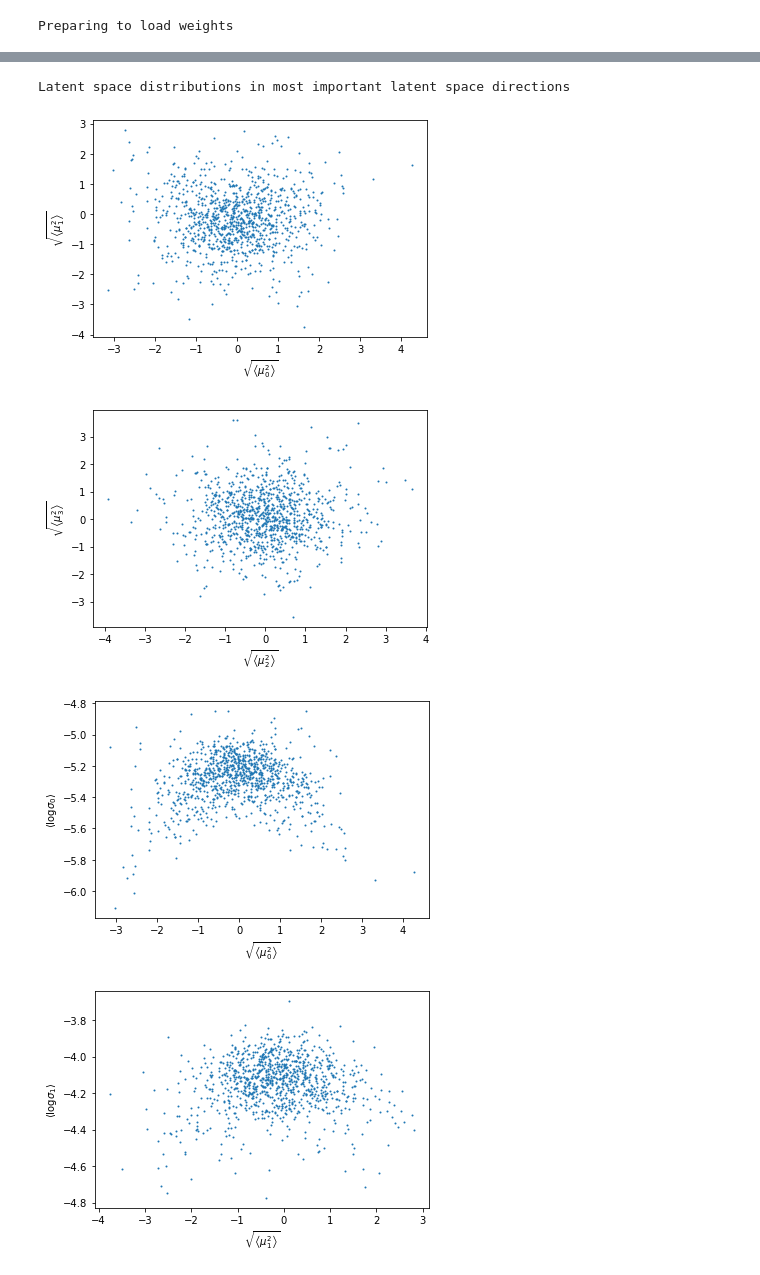
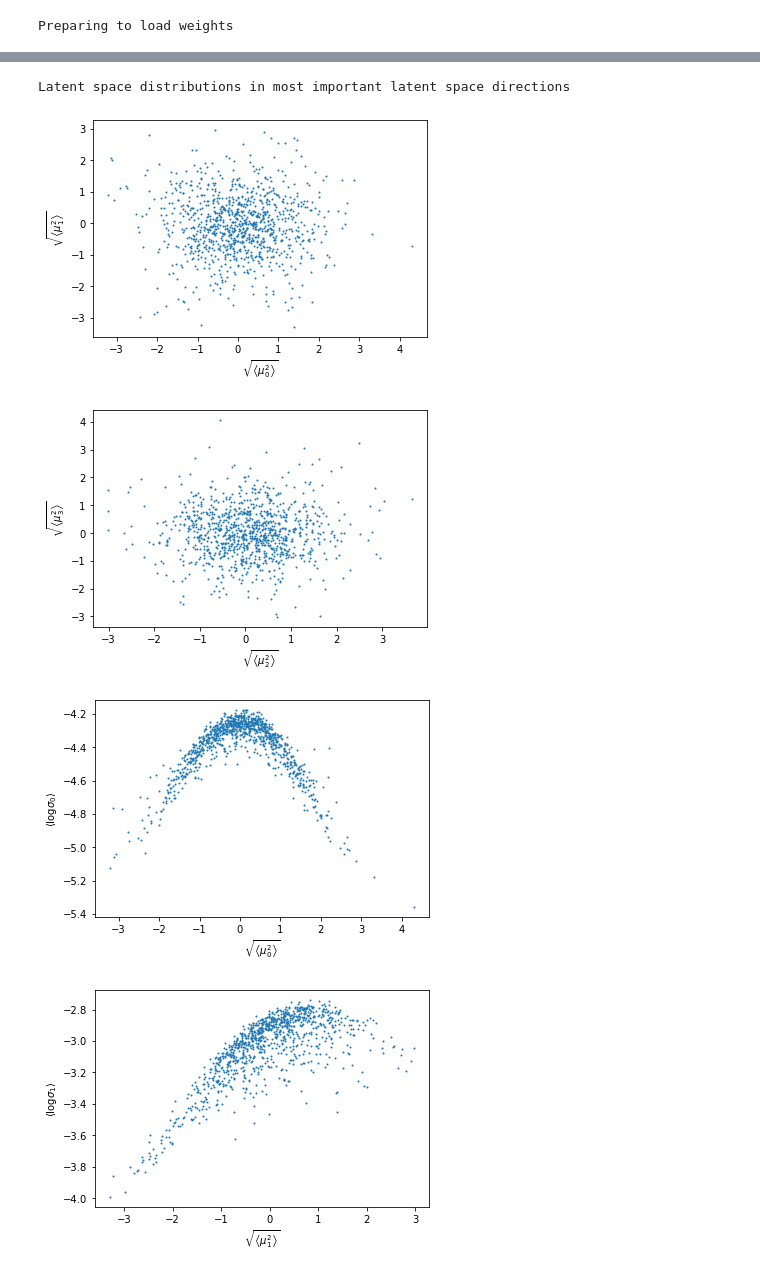
Before and after one commit to erichuangyf/copy_EMD_VAE, a Jupyter notebook: Study/study_weight.ipynb, the cells around one changed output, grey strips where cells are left out. Cells and saved outputs as stored; diff of their text form; code cells hidden in the pictures.

```diff
--- a/Study/study_weight.ipynb
+++ b/Study/study_weight.ipynb
@@ -388,3 +387,3 @@ model_weights_end_3110_1.0e-02.hdf5
 # %%
-get_plot("model_weights_end_2683_3.2e-02.hdf5")
+get_plot("model_weights_end_5765_5.6e-02.hdf5")
 # %% [output]
@@ -413,5 +402,5 @@ Jet sample plots. Left = original jet. Middle and right: two vae samples
 Latent space distributions in most important latent space directions
-[figure, old version]
+[figure, new version]
-[figure, old version]
+[figure, new version]
-[figure, old version]
+[figure, new version]
-[figure, old version]
+[figure, new version]
```
Also changed, not shown: parts of 6 cells of this notebook, 7 other files.
